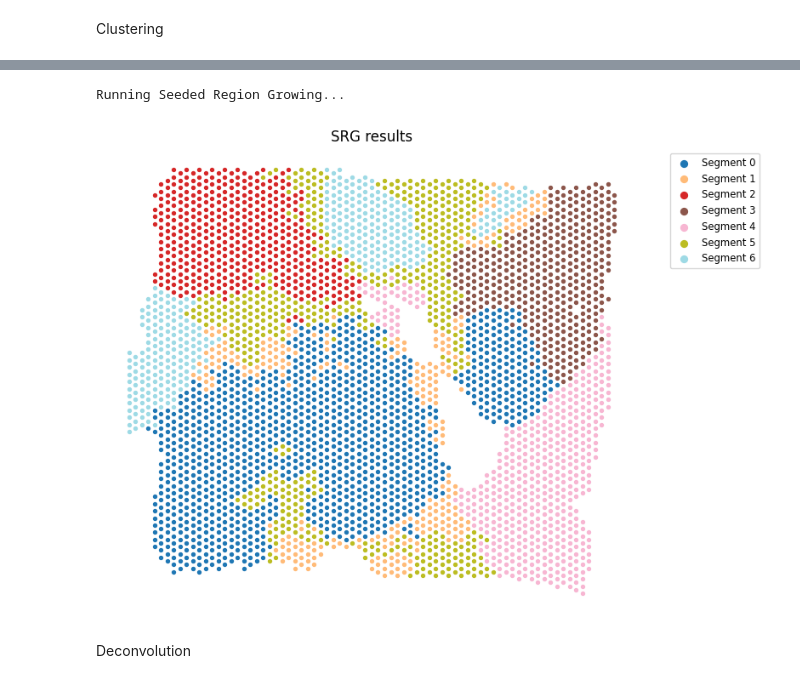
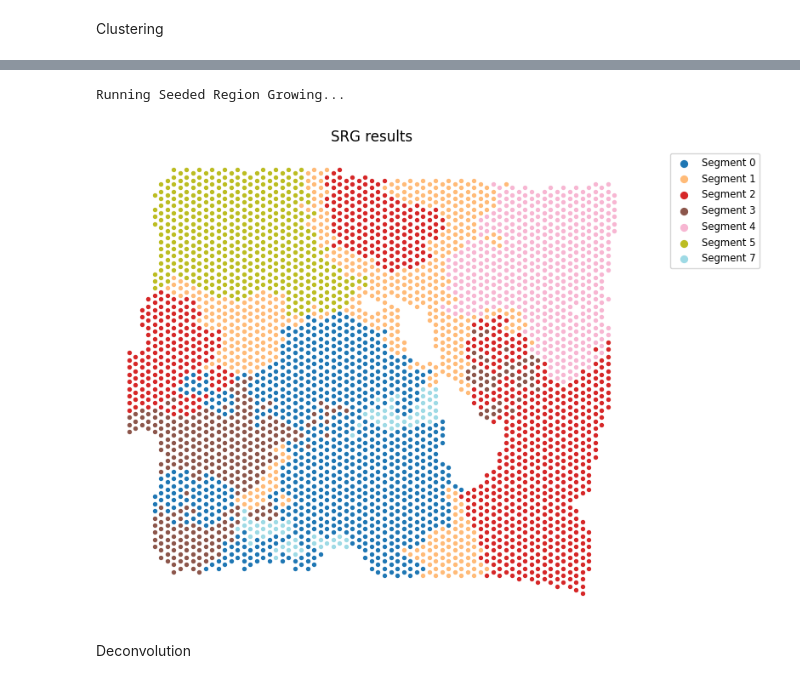
Before and after one commit to Qingyueee/DECLUST, a Jupyter notebook: tutorial.ipynb, the cells around one changed output, grey strips where cells are left out. Saved outputs shown, nothing was run; the diff lists cells and outputs as text; code cells hidden in the pictures.

```diff
--- a/tutorial.ipynb
+++ b/tutorial.ipynb
@@ -6,9 +9,12 @@ Loading Data
 # %%
 # Load your spatial data and your single cell data (which should be in AnnData format)
 
-sc_adata = sc.read_h5ad('data/sc_adata.h5ad')
-st_adata = sc.read_h5ad('data/st_adata.h5ad')
+sc_adata = sc.read_h5ad('simulation_data/sc_adata.h5ad')
+sc_adata.var_names_make_unique()
+sc_adata_raw = sc_adata.copy()
+
+st_adata = sc.read_h5ad('simulation_data/st_simu_adata.h5ad')
 st_adata.var_names_make_unique()
-sc_adata.var_names_make_unique()
+st_adata_raw = st_adata.copy()
 
 coords_df = st_adata.obs.rename(columns={'array_row': 'x', 'array_col': 'y'})[['x', 'y']]
@@ -91,6 +75,6 @@ Running Hierarchical Clustering...
 # hierarchical clustering. It also selects the initial seeds for the SRG.
 # You can choose to visualize the DBSCAN clustering results.
 
-dbscan_centers_df = dc.dbscan.clustering(hierarchical_results_df, coords_df, visualize=True)
+dbscan_centers_df = dc.dbscan.clustering(hierarchical_results_df, coords_df)
 # %% [output]
 Running DBSCAN clustering...
@@ -104,12 +81,12 @@ Running DBSCAN clustering...
 # %%
 # Seeded Region Growing (SRG)
 
 # Finally, the SRG function further refines the clusters.
 
-srg_df = dc.srg.clustering(dbscan_centers_df, coords_df, st_top_500_genes_df)
+srg_df = dc.srg.clustering(dbscan_centers_df, coords_df, st_top_500_genes_df, show_plot = True)
 # %% [output]
 Running Seeded Region Growing...
-[figure, old version]
+[figure, new version]
 # %% [markdown]
 Deconvolution
 # %%
```
Also changed, not shown: parts of 18 cells of this notebook, 1 other file.
